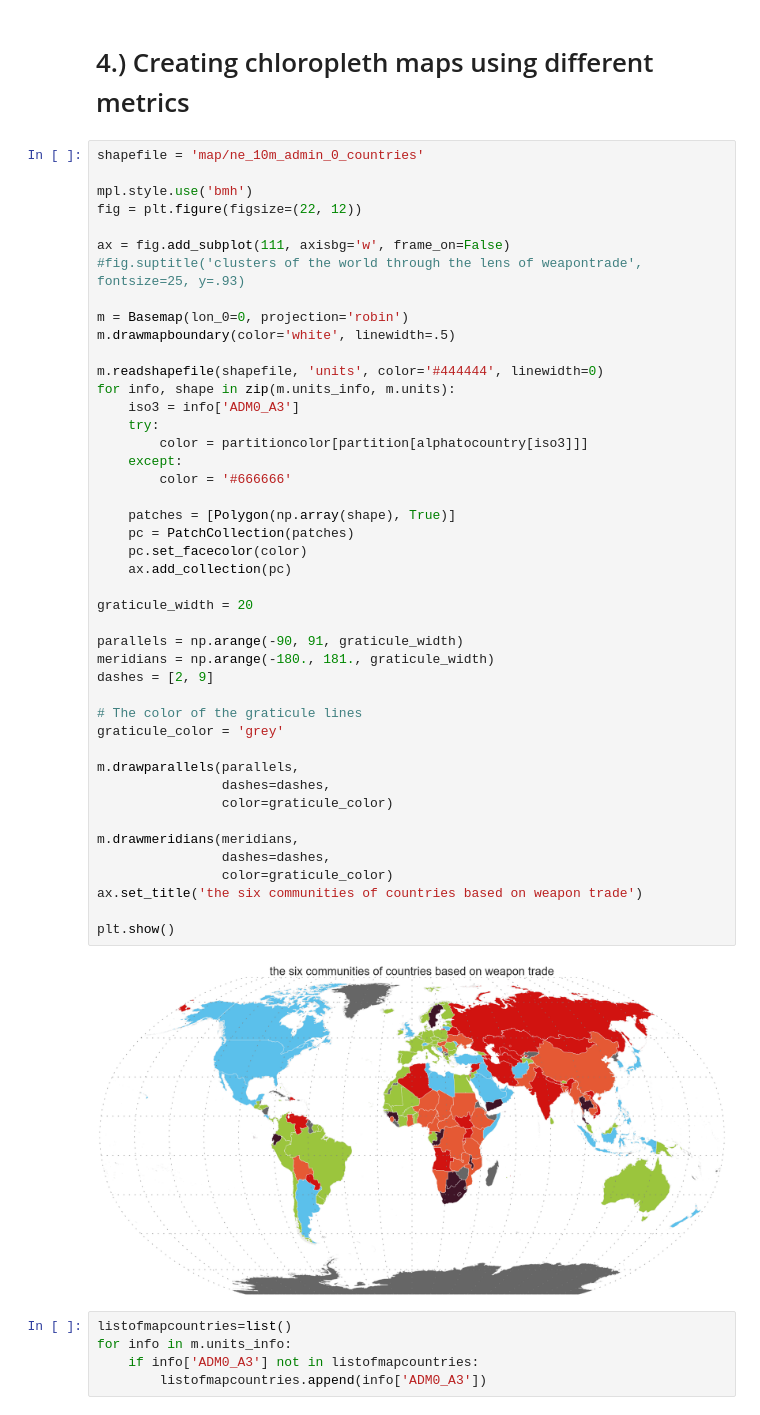
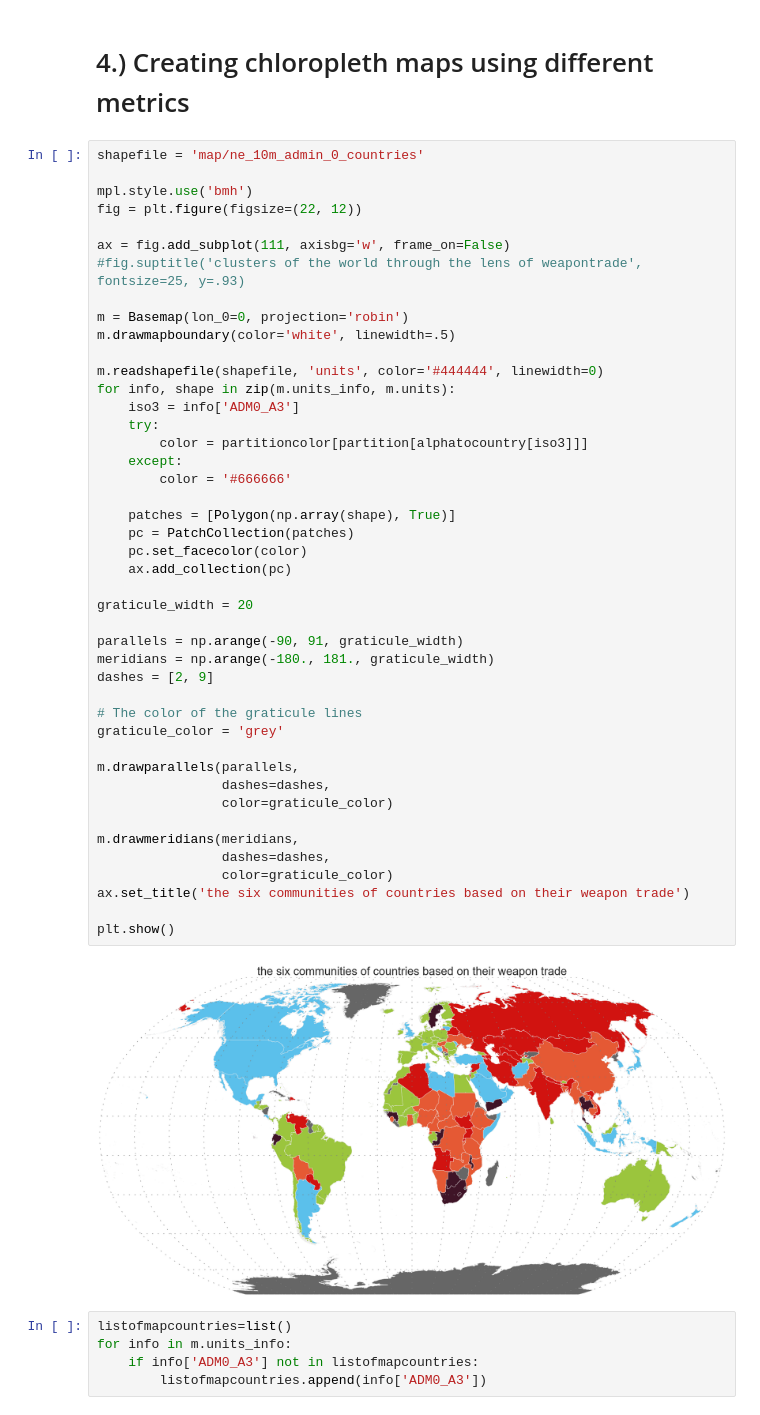
Before and after one commit to mauhai/weaponstradeanalysis, a Jupyter notebook: AnalyzingTheGlobalWeaponTrade.ipynb, the cells around one changed output. Drawn from its saved outputs; the diff is of its cells as text.

```diff
--- a/AnalyzingTheGlobalWeaponTrade.ipynb
+++ b/AnalyzingTheGlobalWeaponTrade.ipynb
@@ -1374,35 +1493,35 @@ for info, shape in zip(m.units_info, m.units):
     iso3 = info['ADM0_A3']
     try:
         color = partitioncolor[partition[alphatocountry[iso3]]]
     except:
         color = '#666666'
 
     patches = [Polygon(np.array(shape), True)]
     pc = PatchCollection(patches)
     pc.set_facecolor(color)
     ax.add_collection(pc)
 
 graticule_width = 20
 
 parallels = np.arange(-90, 91, graticule_width)
 meridians = np.arange(-180., 181., graticule_width)
 dashes = [2, 9]
 
 # The color of the graticule lines
 graticule_color = 'grey'
 
 m.drawparallels(parallels,
                 dashes=dashes,
                 color=graticule_color)
 
 m.drawmeridians(meridians,
                 dashes=dashes,
                 color=graticule_color)
-ax.set_title('the six communities of countries based on weapon trade')
+ax.set_title('the six communities of countries based on their weapon trade')
 
 plt.show()
 # %% [output]
-[figure, old version]
+[figure, new version]
 # %%
 listofmapcountries=list()
 for info in m.units_info:
```
Also changed, not shown: parts of 17 cells of this notebook, 6 other files.
